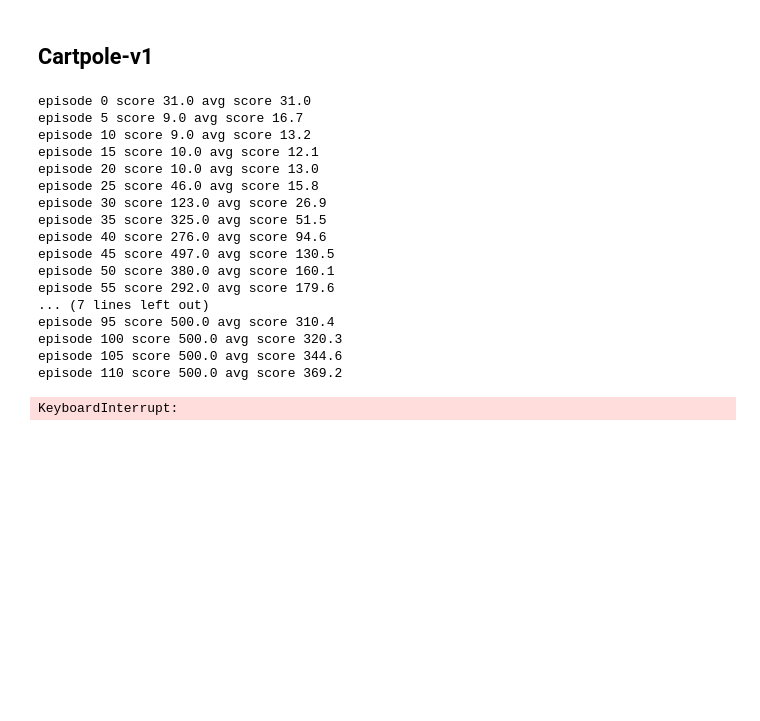
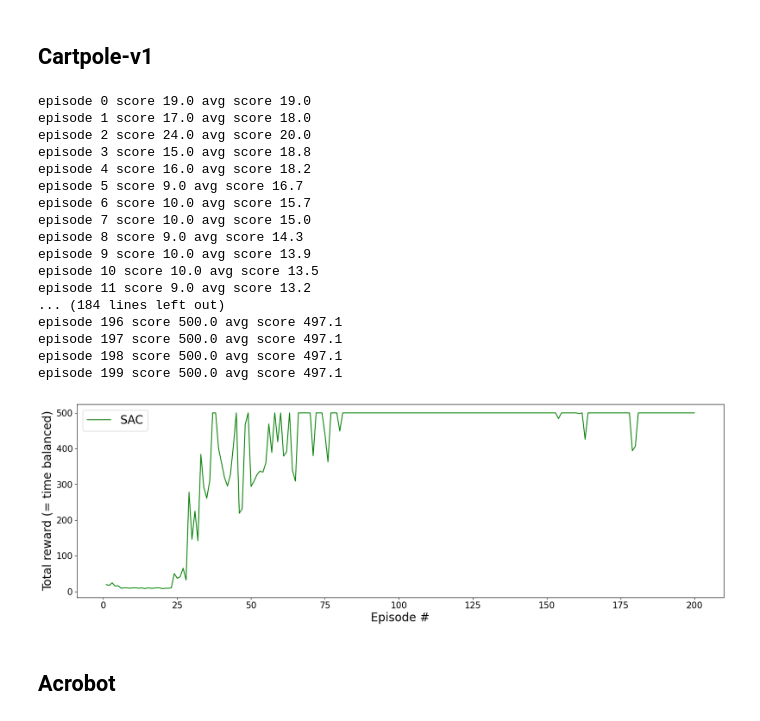
Before and after one commit to mischamez48/PRL_PPO-SAC_ImplPRL_PPO-SAC_Implementationementation, a Jupyter notebook: SAC_upgrade.ipynb, the cells around one changed output. Saved outputs shown, nothing was run; the diff lists cells and outputs as text; code cells hidden in the pictures; blank space fills up the shorter version.

```diff
--- a/SAC_upgrade.ipynb
+++ b/SAC_upgrade.ipynb
@@ -322,30 +357,32 @@ KeyboardInterrupt:
 # %%
 env = gym.make("CartPole-v1")
 
 state_dim = env.observation_space.shape[0]
 action_dim = env.action_space.n
 agent = SAC(state_dim, action_dim, buffer_capacity=int(1e6), hidden_dim_actor = 64, hidden_dim_critic=64,
-            num_layer_actor=1, num_layer_critic=1, lr_act=6e-4, lr_crit=6e-4, alpha=0.2, tau=0.05, batch_size=32,
-            grad_steps=2, device=device)
+            num_layer_actor=2, num_layer_critic=2, lr_act=3e-4, lr_crit=3e-4, alpha=0.2, tau=0.05, batch_size=64,
+            grad_steps=4, device=device)
 
-score_history = train_SAC(agent, env, 250, training_interval=1, update_interval=1, print_num_episodes=5)
+score_history = train_SAC(agent, env, 200, 500, training_interval=1, update_interval=1, print_num_episodes=1)
 plot_scores(score_history)
 # %% [output]
-episode 0 score 31.0 avg score 31.0
+episode 0 score 19.0 avg score 19.0
+episode 1 score 17.0 avg score 18.0
+episode 2 score 24.0 avg score 20.0
+episode 3 score 15.0 avg score 18.8
+episode 4 score 16.0 avg score 18.2
 episode 5 score 9.0 avg score 16.7
-episode 10 score 9.0 avg score 13.2
-episode 15 score 10.0 avg score 12.1
-episode 20 score 10.0 avg score 13.0
-episode 25 score 46.0 avg score 15.8
-episode 30 score 123.0 avg score 26.9
-episode 35 score 325.0 avg score 51.5
-episode 40 score 276.0 avg score 94.6
-episode 45 score 497.0 avg score 130.5
-episode 50 score 380.0 avg score 160.1
-episode 55 score 292.0 avg score 179.6
-... (7 lines left out)
-episode 95 score 500.0 avg score 310.4
-episode 100 score 500.0 avg score 320.3
-episode 105 score 500.0 avg score 344.6
-episode 110 score 500.0 avg score 369.2
+episode 6 score 10.0 avg score 15.7
+episode 7 score 10.0 avg score 15.0
+episode 8 score 9.0 avg score 14.3
+episode 9 score 10.0 avg score 13.9
+episode 10 score 10.0 avg score 13.5
+episode 11 score 9.0 avg score 13.2
+... (184 lines left out)
+episode 196 score 500.0 avg score 497.1
+episode 197 score 500.0 avg score 497.1
+episode 198 score 500.0 avg score 497.1
+episode 199 score 500.0 avg score 497.1
-KeyboardInterrupt:
+[figure, added]
+# %% [markdown]
+## Acrobot
```
Also changed, not shown: parts of 6 cells of this notebook, 6 other files.
